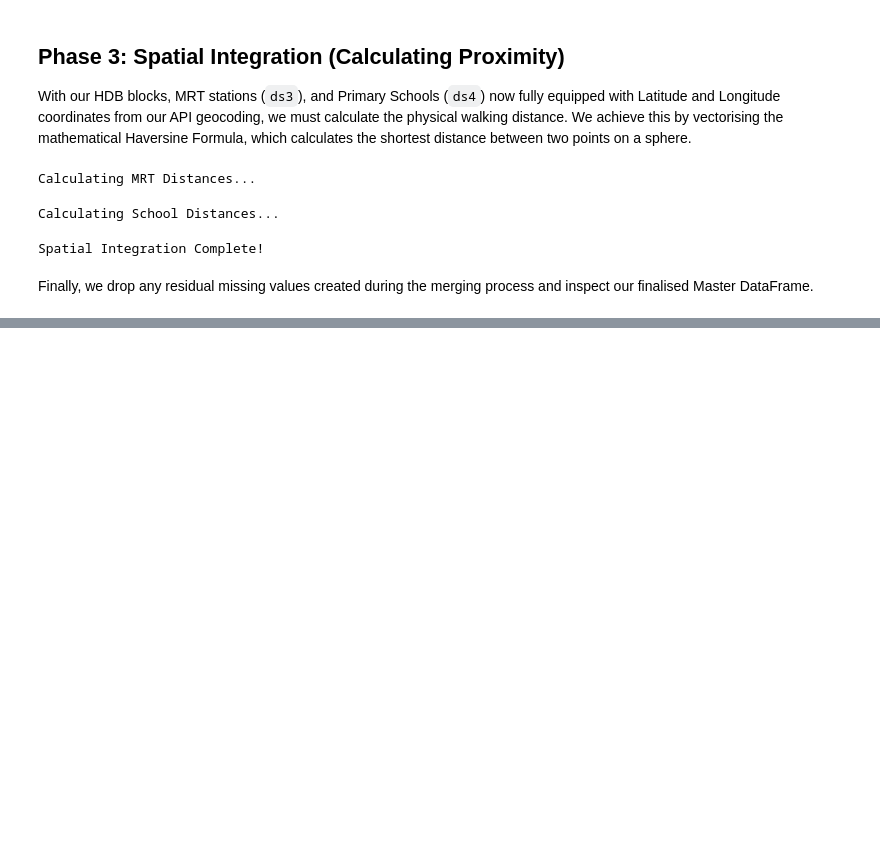
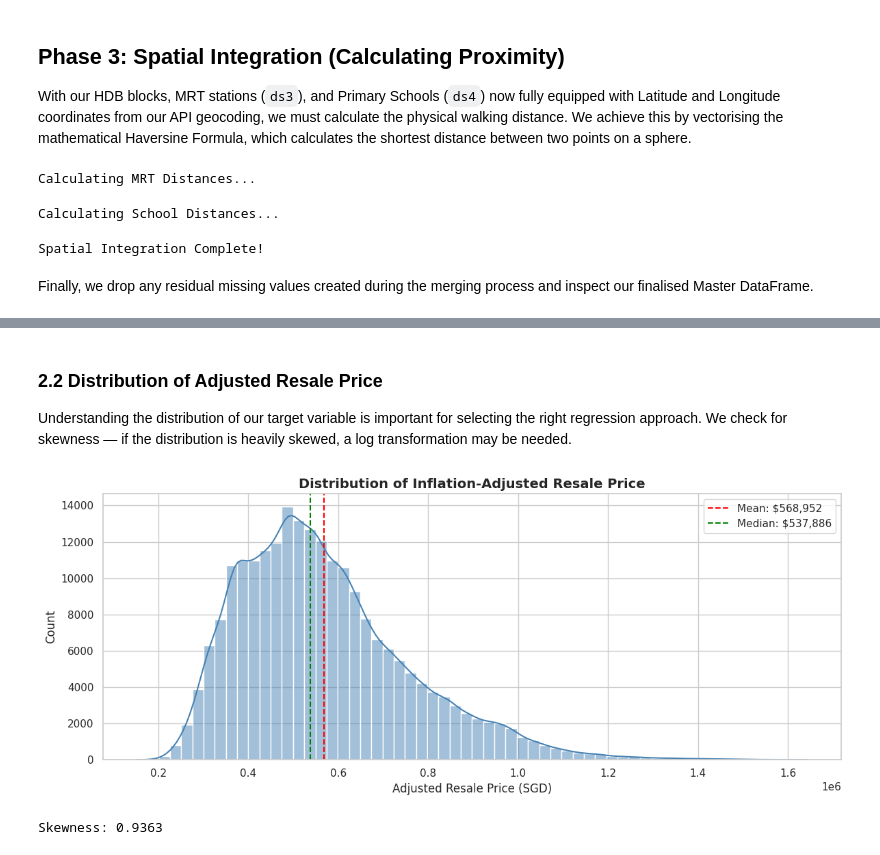
Before and after one commit to DanielNg0729/SC3021DataScienceProject, a Jupyter notebook: Group_1_SC3021.ipynb, the cells around one changed output, grey strips where cells are left out. Saved outputs shown, nothing was run; the diff lists cells and outputs as text; code cells hidden in the pictures; blank space fills up the shorter version.

```diff
--- a/Group_1_SC3021.ipynb
+++ b/Group_1_SC3021.ipynb
@@ -984,7 +1037,7 @@ for addr in tqdm(unique_addresses['search_address'], desc="Geocoding HDBs"):
         latitudes.append(None)
         longitudes.append(None)
 
-    time.sleep(0.25) # Respecting rate limits
+    time.sleep(0.1) # Respecting rate limits
 
 unique_addresses['latitude'] = latitudes
 unique_addresses['longitude'] = longitudes
@@ -1087,0 +1154,18 @@ print(master_df.head())
+# %%
+# Convert storey_range "10 TO 12" into its numeric midpoint (e.g., 11)
+master_df['storey_mid'] = master_df['storey_range'].apply(
+    lambda x: np.mean([int(i) for i in x.split(' TO ')])
+)
+
+# Calculate remaining lease in years at the time of sale
+# All HDB flats have a 99-year lease from lease_commence_date
+master_df['remaining_lease_years'] = 99 - (master_df['Year'] - master_df['lease_commence_date'])
+
+# Create a proper date column for time-series analysis later
+master_df['date'] = pd.to_datetime(
+    master_df['Year'].astype(str) + '-' + master_df['Month'].astype(str).str.zfill(2) + '-01'
+)
+
+print(f"Master DataFrame shape: {master_df.shape}")
+print(f"\nNew features created:")
+print(master_df[['storey_range', 'storey_mid', 'remaining_lease_years']].head())
@@ -1087,0 +1211,20 @@ print(master_df.head())
+# %% [markdown]
+### **2.2 Distribution of Adjusted Resale Price**
+Understanding the distribution of our target variable is important for selecting the right regression approach. We check for skewness — if the distribution is heavily skewed, a log transformation may be needed.
+# %%
+fig, ax = plt.subplots(figsize=(12, 5))
+sns.histplot(master_df['adjusted_resale_price'], bins=60, kde=True, color='steelblue', ax=ax)
+ax.axvline(master_df['adjusted_resale_price'].mean(), color='red', linestyle='--',
+           label=f"Mean: ${master_df['adjusted_resale_price'].mean():,.0f}")
+ax.axvline(master_df['adjusted_resale_price'].median(), color='green', linestyle='--',
+           label=f"Median: ${master_df['adjusted_resale_price'].median():,.0f}")
+ax.set_title('Distribution of Inflation-Adjusted Resale Price', fontsize=14, fontweight='bold')
+ax.set_xlabel('Adjusted Resale Price (SGD)')
+ax.legend()
+plt.tight_layout()
+plt.show()
+
+print(f"Skewness: {skew(master_df['adjusted_resale_price'].dropna()):.4f}")
+# %% [output]
+[figure, added]
+Skewness: 0.9363
```
Also changed, not shown: parts of 47 cells of this notebook.
